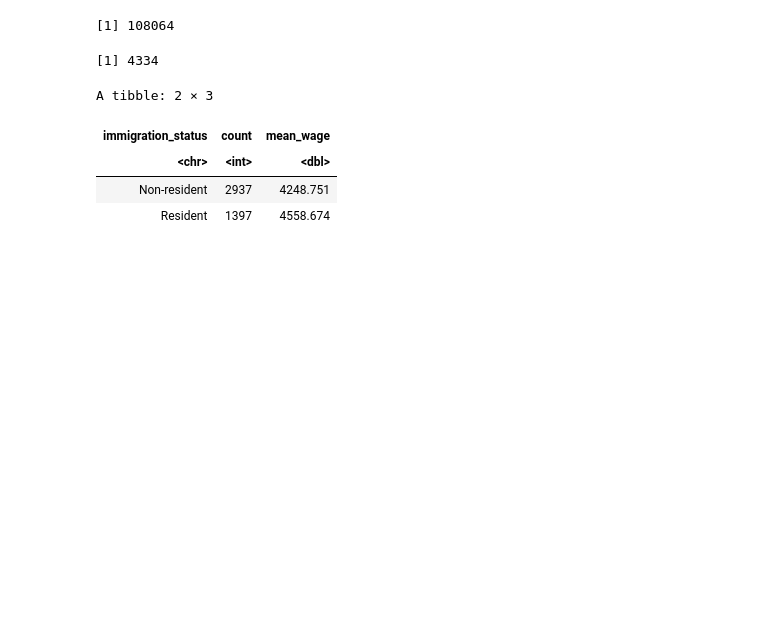
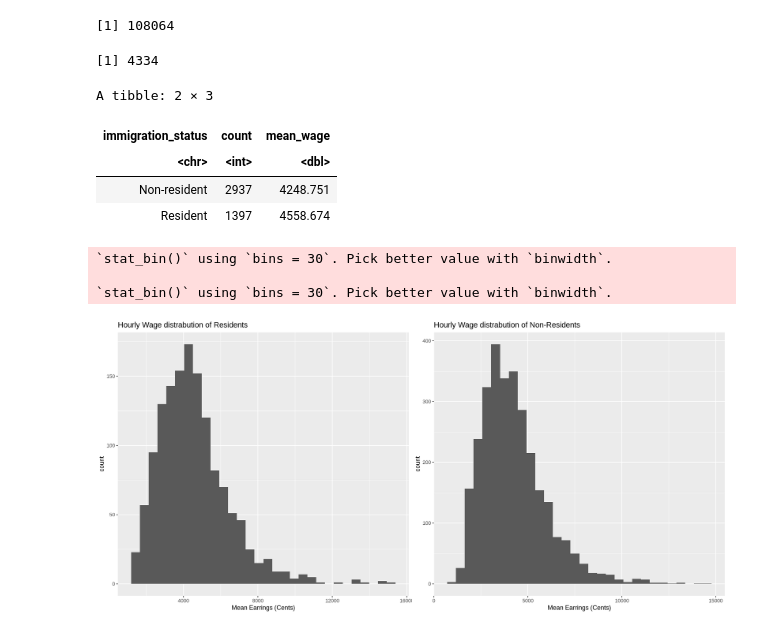
Before and after one commit to GWilliam02/STAT201-Project, a Jupyter notebook: main.ipynb, the cells around one changed output. Saved outputs shown, nothing was run; the diff lists cells and outputs as text; code cells hidden in the pictures; blank space fills up the shorter version.

Commit message:
Plots

```diff
--- a/main.ipynb
+++ b/main.ipynb
@@ -87,3 +80,22 @@ A tibble: 2 × 3
 | <chr> | <int> | <dbl> |
 | Non-resident | 2937 | 4248.751 |
 | Resident | 1397 | 4558.674 |
+# %%
+plt_residant <- employment_clean %>%
+    filter(immigration_status == "Resident") %>%
+    ggplot() +
+    geom_histogram(aes(x=hourly_wage)) +
+    ggtitle("Hourly Wage distrabution of Residents") +
+    xlab("Mean Earrings (Cents)")
+plt_nonresidant <- employment_clean %>%
+    filter(immigration_status == "Non-resident") %>%
+    ggplot() +
+    geom_histogram(aes(x=hourly_wage)) +
+    ggtitle("Hourly Wage distrabution of Non-Residents") +
+    xlab("Mean Earrings (Cents)")
+grid.arrange(plt_residant, plt_nonresidant, ncol=2)
+# %% [output]
+`stat_bin()` using `bins = 30`. Pick better value with `binwidth`.
+
+`stat_bin()` using `bins = 30`. Pick better value with `binwidth`.
+[figure, added]
```
Also changed, not shown: parts of 3 cells of this notebook.
